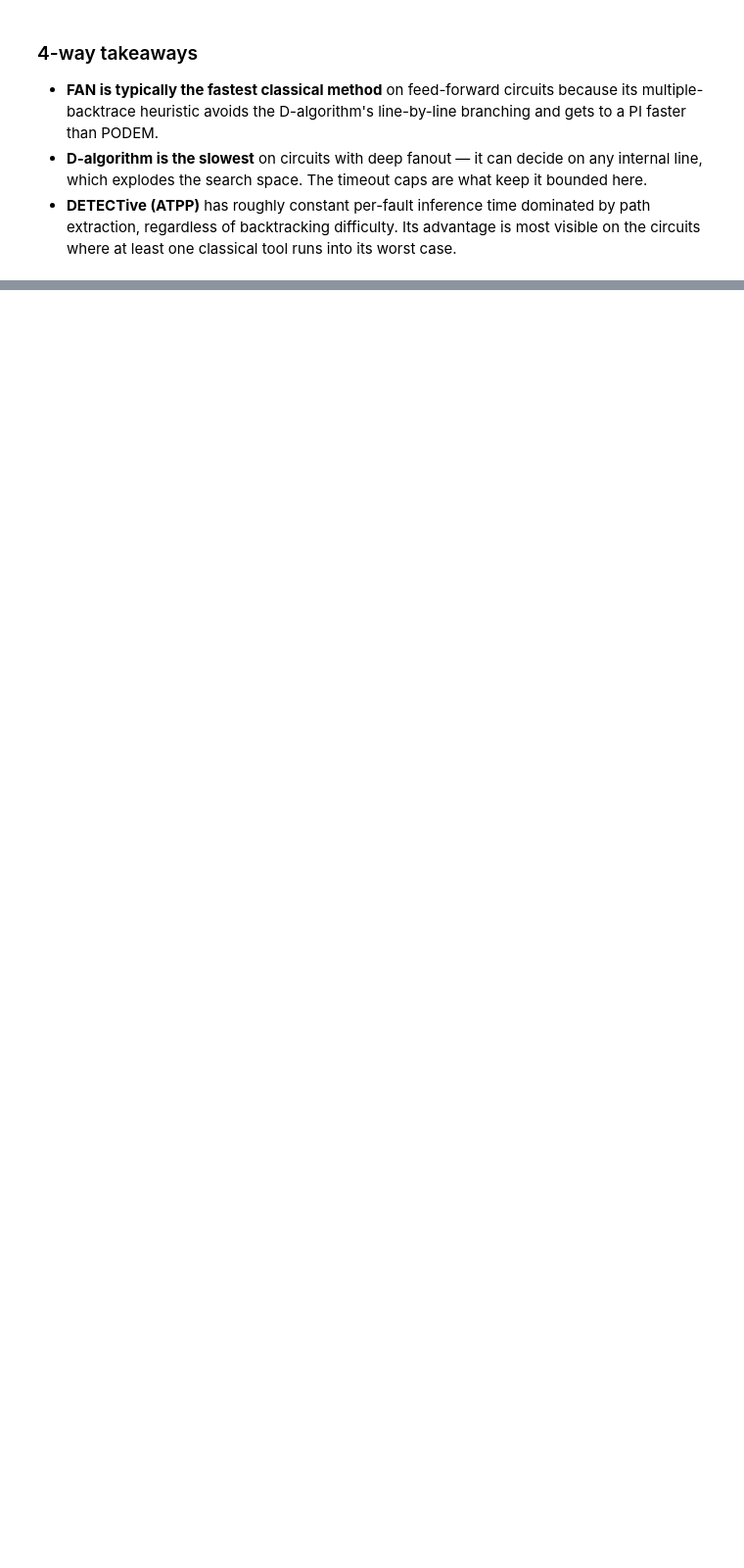
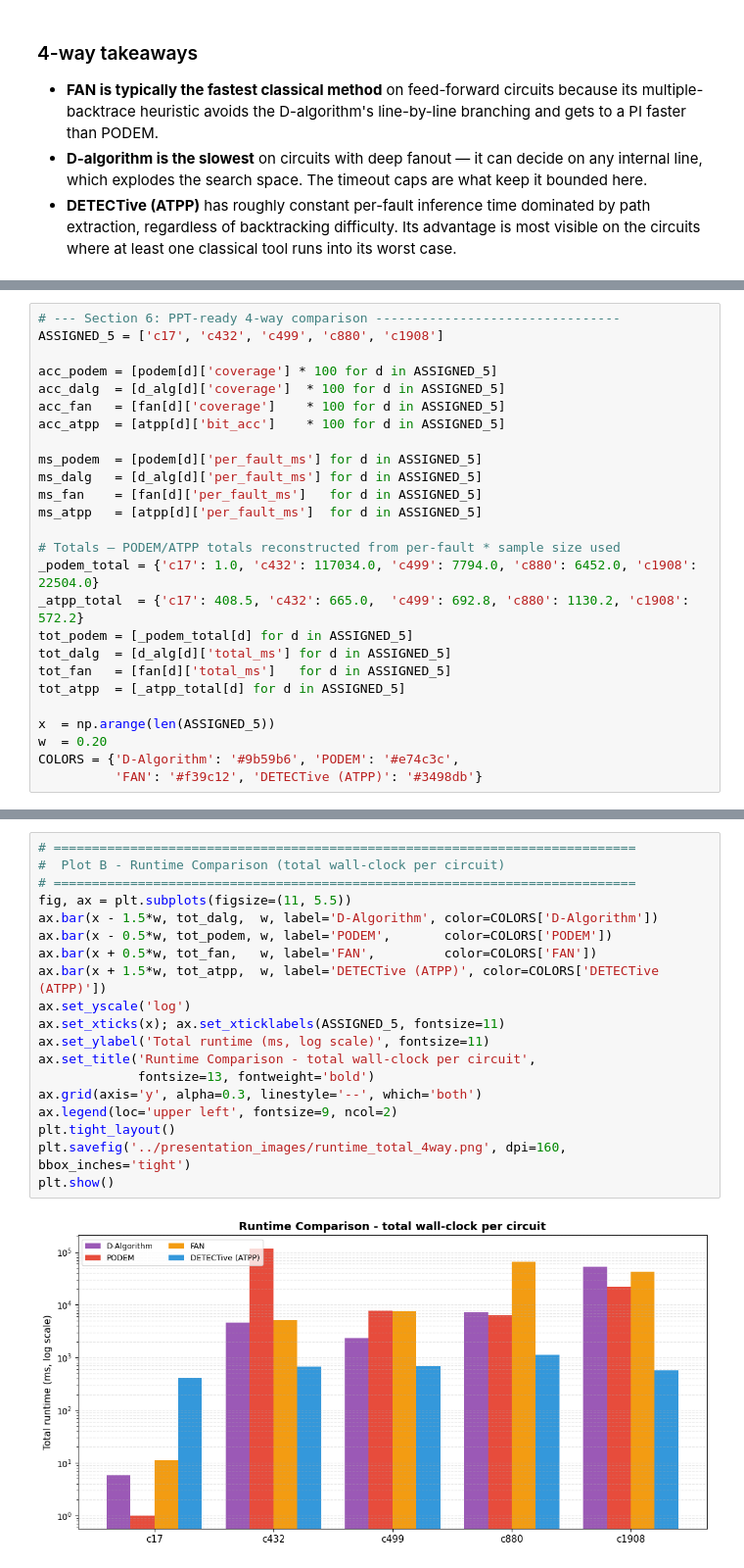
Before and after one commit to Prasham27/detective-atpg, a Jupyter notebook: DETECTive_submission/demo.ipynb, the cells around one changed output, grey strips where cells are left out. Shown at 98% size. Drawn from its saved outputs; the diff is of its cells as text; blank space fills up the shorter version.

```diff
--- a/DETECTive_submission/demo.ipynb
+++ b/DETECTive_submission/demo.ipynb
@@ -692,0 +681,26 @@ classical methods hit their worst case (c432's redundant fault).
+# %%
+# --- Section 6: PPT-ready 4-way comparison --------------------------------
+ASSIGNED_5 = ['c17', 'c432', 'c499', 'c880', 'c1908']
+
+acc_podem = [podem[d]['coverage'] * 100 for d in ASSIGNED_5]
+acc_dalg  = [d_alg[d]['coverage']  * 100 for d in ASSIGNED_5]
+acc_fan   = [fan[d]['coverage']    * 100 for d in ASSIGNED_5]
+acc_atpp  = [atpp[d]['bit_acc']    * 100 for d in ASSIGNED_5]
+
+ms_podem  = [podem[d]['per_fault_ms'] for d in ASSIGNED_5]
+ms_dalg   = [d_alg[d]['per_fault_ms'] for d in ASSIGNED_5]
+ms_fan    = [fan[d]['per_fault_ms']   for d in ASSIGNED_5]
+ms_atpp   = [atpp[d]['per_fault_ms']  for d in ASSIGNED_5]
+
+# Totals — PODEM/ATPP totals reconstructed from per-fault * sample size used
+_podem_total = {'c17': 1.0, 'c432': 117034.0, 'c499': 7794.0, 'c880': 6452.0, 'c1908': 22504.0}
+_atpp_total  = {'c17': 408.5, 'c432': 665.0,  'c499': 692.8, 'c880': 1130.2, 'c1908': 572.2}
+tot_podem = [_podem_total[d] for d in ASSIGNED_5]
+tot_dalg  = [d_alg[d]['total_ms'] for d in ASSIGNED_5]
+tot_fan   = [fan[d]['total_ms']   for d in ASSIGNED_5]
+tot_atpp  = [_atpp_total[d] for d in ASSIGNED_5]
+
+x  = np.arange(len(ASSIGNED_5))
+w  = 0.20
+COLORS = {'D-Algorithm': '#9b59b6', 'PODEM': '#e74c3c',
+          'FAN': '#f39c12', 'DETECTive (ATPP)': '#3498db'}
@@ -692,0 +814,21 @@ classical methods hit their worst case (c432's redundant fault).
+# %%
+# ============================================================================
+#  Plot B - Runtime Comparison (total wall-clock per circuit)
+# ============================================================================
+fig, ax = plt.subplots(figsize=(11, 5.5))
+ax.bar(x - 1.5*w, tot_dalg,  w, label='D-Algorithm', color=COLORS['D-Algorithm'])
+ax.bar(x - 0.5*w, tot_podem, w, label='PODEM',       color=COLORS['PODEM'])
+ax.bar(x + 0.5*w, tot_fan,   w, label='FAN',         color=COLORS['FAN'])
+ax.bar(x + 1.5*w, tot_atpp,  w, label='DETECTive (ATPP)', color=COLORS['DETECTive (ATPP)'])
+ax.set_yscale('log')
+ax.set_xticks(x); ax.set_xticklabels(ASSIGNED_5, fontsize=11)
+ax.set_ylabel('Total runtime (ms, log scale)', fontsize=11)
+ax.set_title('Runtime Comparison - total wall-clock per circuit',
+             fontsize=13, fontweight='bold')
+ax.grid(axis='y', alpha=0.3, linestyle='--', which='both')
+ax.legend(loc='upper left', fontsize=9, ncol=2)
+plt.tight_layout()
+plt.savefig('../presentation_images/runtime_total_4way.png', dpi=160, bbox_inches='tight')
+plt.show()
+# %% [output]
+[figure, added]
```
Also changed, not shown: parts of 18 cells of this notebook, 17 other files.
